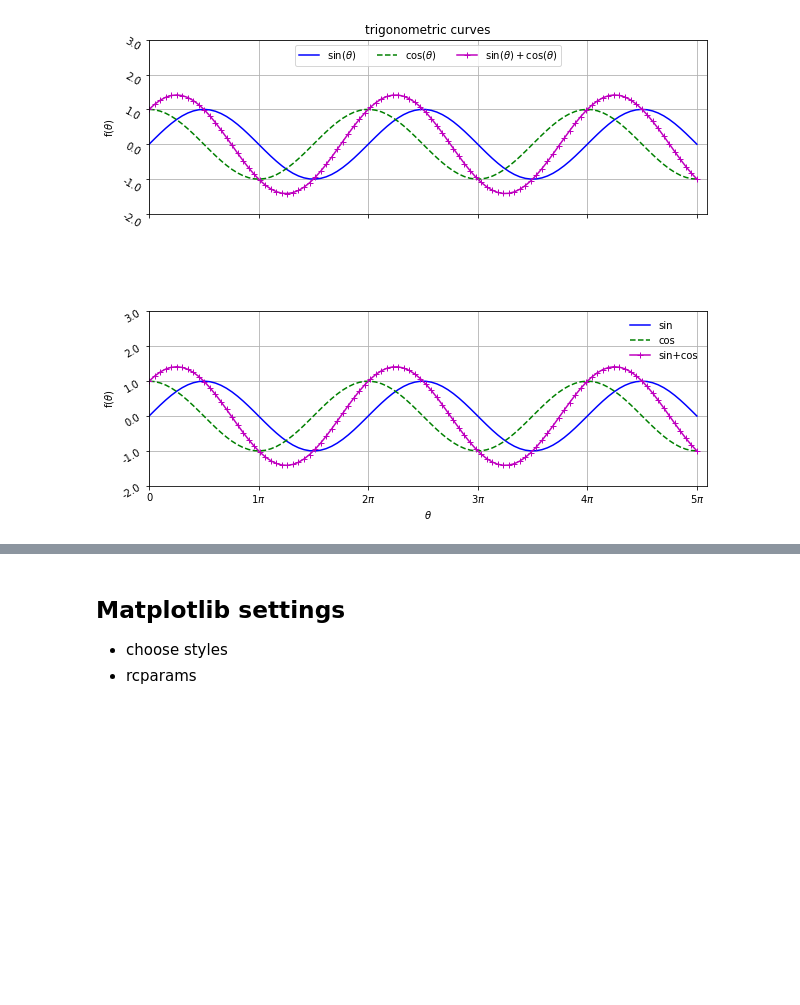
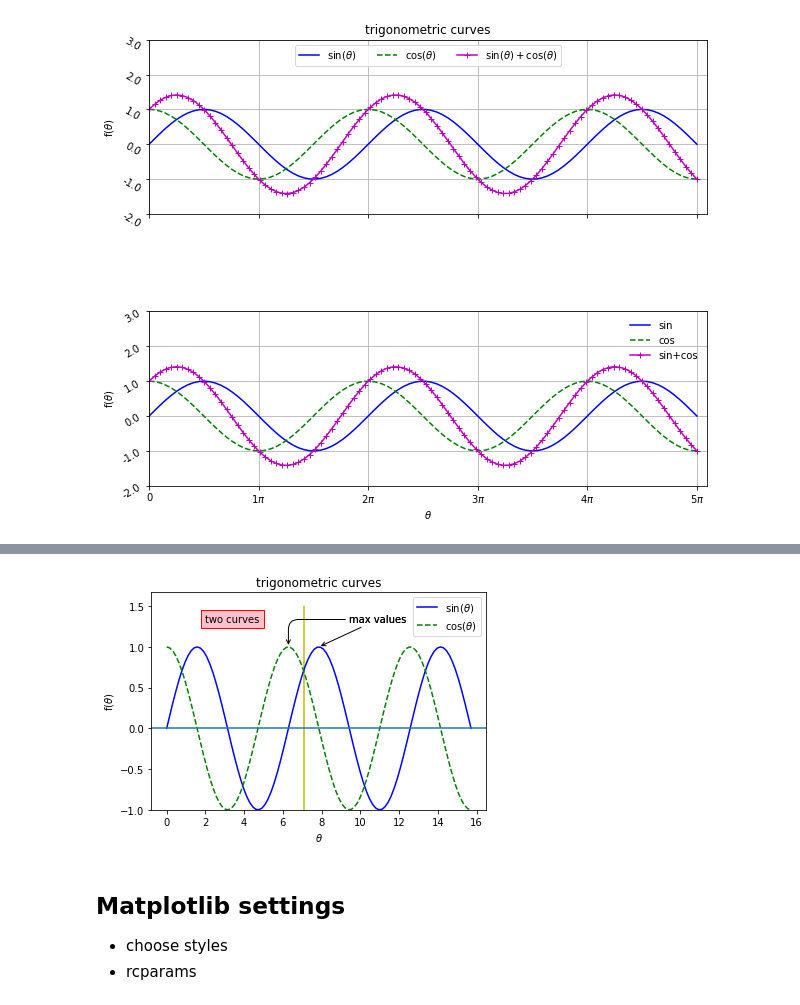
Before and after one commit to kemin-li/DataScience, a Jupyter notebook: visualization/Matplotlib basics.ipynb, the cells around one changed output, grey strips where cells are left out. Drawn from its saved outputs; the diff is of its cells as text; code cells hidden in the pictures; blank space fills up the shorter version.

```diff
--- a/visualization/Matplotlib basics.ipynb
+++ b/visualization/Matplotlib basics.ipynb
@@ -216,3 +221,35 @@ ax2.legend(['sin', 'cos', 'sin+cos'], loc='upper right', frameon=False);
+# %%
+# plot 3 lines with different colors and linestyle
+# add title, xlabel, and ylabel, can use latex style input
+plt.plot(x, np.sin(x), 'b-', label=r'sin($\theta$)');
+plt.plot(x, np.cos(x), 'g--', label=r'cos($\theta$)');
+plt.title('trigonometric curves');
+plt.xlabel(r'$\theta$');
+plt.ylabel(r'f($\theta$)');
+plt.ylim(-1, 1.67);
+
+# add a text
+plt.text(2, 1.3, 'two curves', bbox=dict(fc="pink", ec='red'));
+# add an annotate
+plt.annotate('max values',
+             xy=(2*np.pi, 1),
+             xytext=(3*np.pi, 1.3),
+             arrowprops=dict(facecolor='black', arrowstyle="->",
+                            connectionstyle="angle,angleA=0,angleB=90,rad=10")
+            )
+plt.annotate('max values',
+             xy=(2.5*np.pi, 1),
+             xytext=(3*np.pi, 1.3),
+             arrowprops=dict(facecolor='black', arrowstyle="->")
+            )
+# add lines
+plt.vlines(2.25*np.pi, -1, 1.5, color='y')
+# add line along x/y axis
+plt.axhline(y=0)
+
+plt.legend();
+# %% [output]
+[figure, added]
 # %% [markdown]
 ## Matplotlib settings
 - choose styles
```
Also changed, not shown: parts of 1 cell of this notebook, 4 other files.
